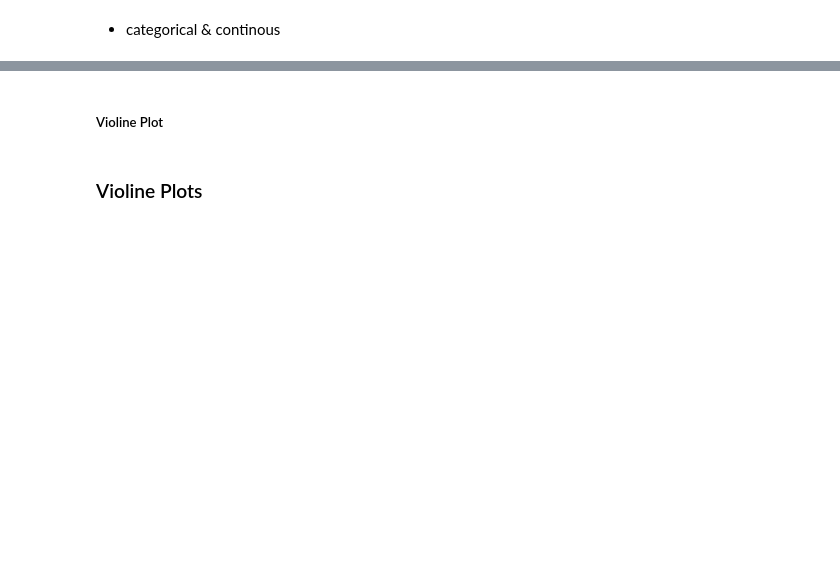
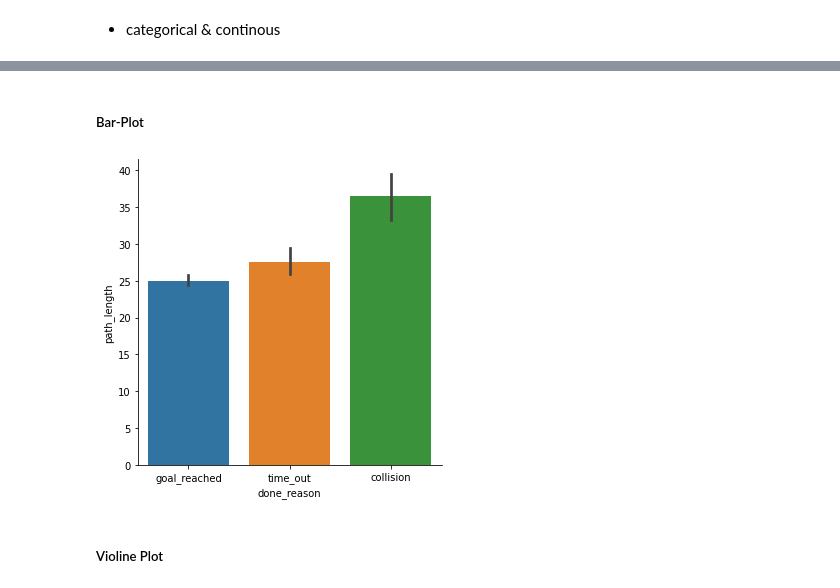
Before and after one commit to ignc-research/arena-evaluation, a Jupyter notebook: 03_plotting/data_visualization.ipynb, the cells around one changed output, grey strips where cells are left out. Saved outputs shown, nothing was run; the diff lists cells and outputs as text; code cells hidden in the pictures; blank space fills up the shorter version.

```diff
--- a/03_plotting/data_visualization.ipynb
+++ b/03_plotting/data_visualization.ipynb
@@ -386,2 +406,8 @@ plt.pie(list)
+# %% [markdown]
+##### Bar-Plot
+# %%
+sns.catplot(data=data, x="done_reason", y="path_length", kind="bar");
+# %% [output]
+[figure, added]
 # %% [markdown]
 ##### Violine Plot
@@ -403,2 +413,0 @@ fig.savefig('23_add_metrics_bar-scatter2.svg')
-# %% [markdown]
-### Violine Plots
```
Also changed, not shown: parts of 46 cells of this notebook, 1 other file.
